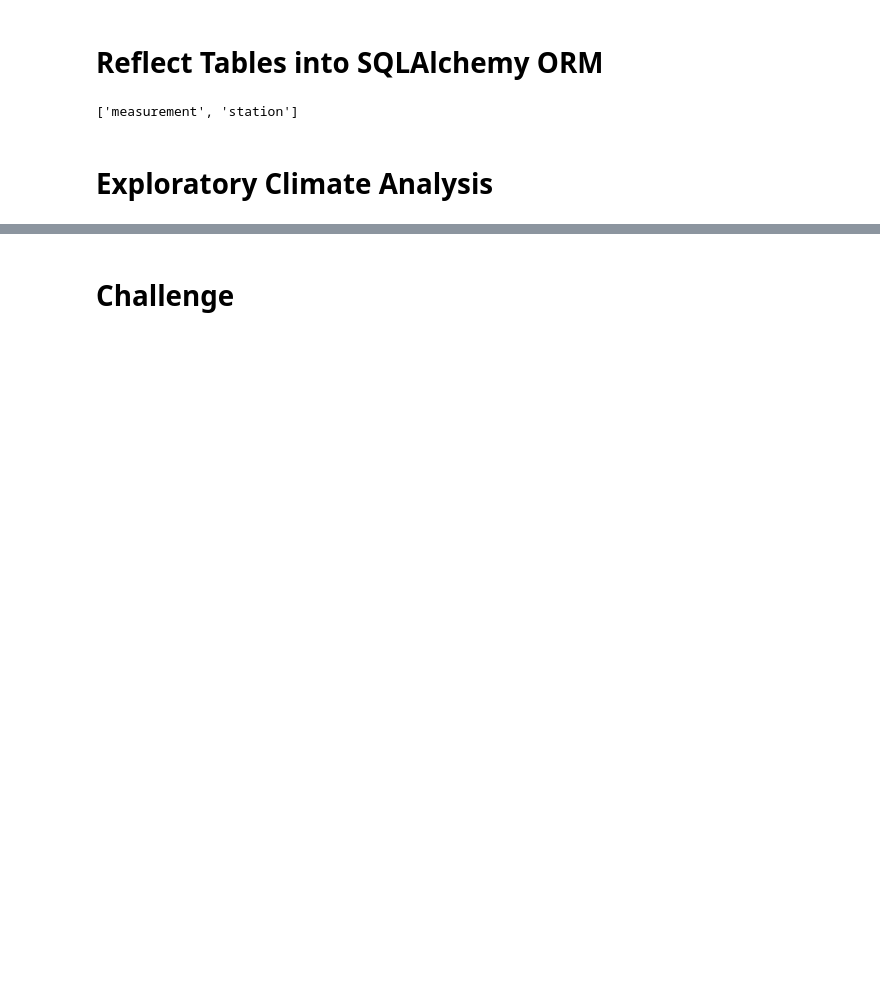
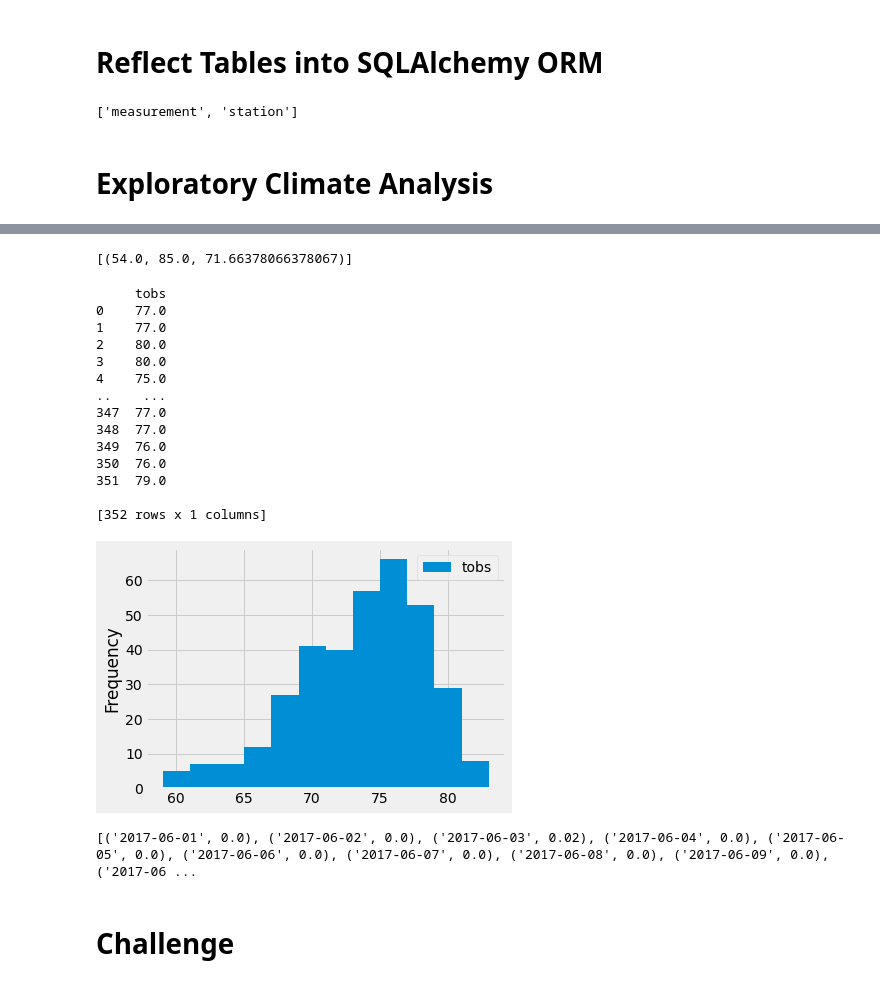
Before and after one commit to munno88/surfs_up, a Jupyter notebook: climate_analysis.ipynb, the cells around one changed output, grey strips where cells are left out. Cells and saved outputs as stored; diff of their text form; code cells hidden in the pictures; blank space fills up the shorter version.

```diff
--- a/climate_analysis.ipynb
+++ b/climate_analysis.ipynb
@@ -63,11 +135,47 @@ session = Session(engine)
 # %%
 # Using the station id from the previous query, calculate the lowest temperature recorded,
+
+
 # highest temperature recorded, and average temperature most active station?
+session.query(func.min(Measurement.tobs), func.max(Measurement.tobs), func.avg(Measurement.tobs)).\
+filter(Measurement.station == 'USC00519281').all()
+# %% [output]
+[(54.0, 85.0, 71.66378066378067)]
 # %%
-# Choose the station with the highest number of temperature observations.
+# Choose the station with the highest number of temperature observations.session.query(Measurement.tobs)
+results = session.query(Measurement.tobs).\
+filter(Measurement.station == 'USC00519281').\
+filter(Measurement.date >= prev_year).all()
+#print(results)
+df = pd.DataFrame(results, columns=['tobs'])
+print(df)
 # Query the last 12 months of temperature observation data for this station and plot the results as a histogram
+df.plot.hist(bins=12)
+plt.tight_layout()
+# %% [output]
+     tobs
+0    77.0
+1    77.0
+2    80.0
+3    80.0
+4    75.0
+..    ...
+347  77.0
+348  77.0
+349  76.0
+350  76.0
+351  79.0
+
+[352 rows x 1 columns]
+[figure, added]
 # %%
 # Write a function called `calc_temps` that will accept start date and end date in the format '%Y-%m-%d'
 # and return the minimum, average, and maximum temperatures for that range of dates
+prev_year = dt.date(2017, 6, 30)
+prev_year = dt.date(2017, 6, 30)- dt.timedelta(days=29)
+results = session.query(Measurement.date, Measurement.prcp).filter(Measurement.date >= prev_year).all()
+print(results)
+# %% [output]
+[('2017-06-01', 0.0), ('2017-06-02', 0.0), ('2017-06-03', 0.02), ('2017-06-04', 0.0), ('2017-06-05', 0.0), ('2017-06-06', 0.0), ('2017-06-07', 0.0), ('2017-06-08', 0.0), ('2017-06-09', 0.0), ('2017-06 ...
 # %% [markdown]
 # Challenge
```
Also changed, not shown: parts of 4 cells of this notebook, 8 other files.
